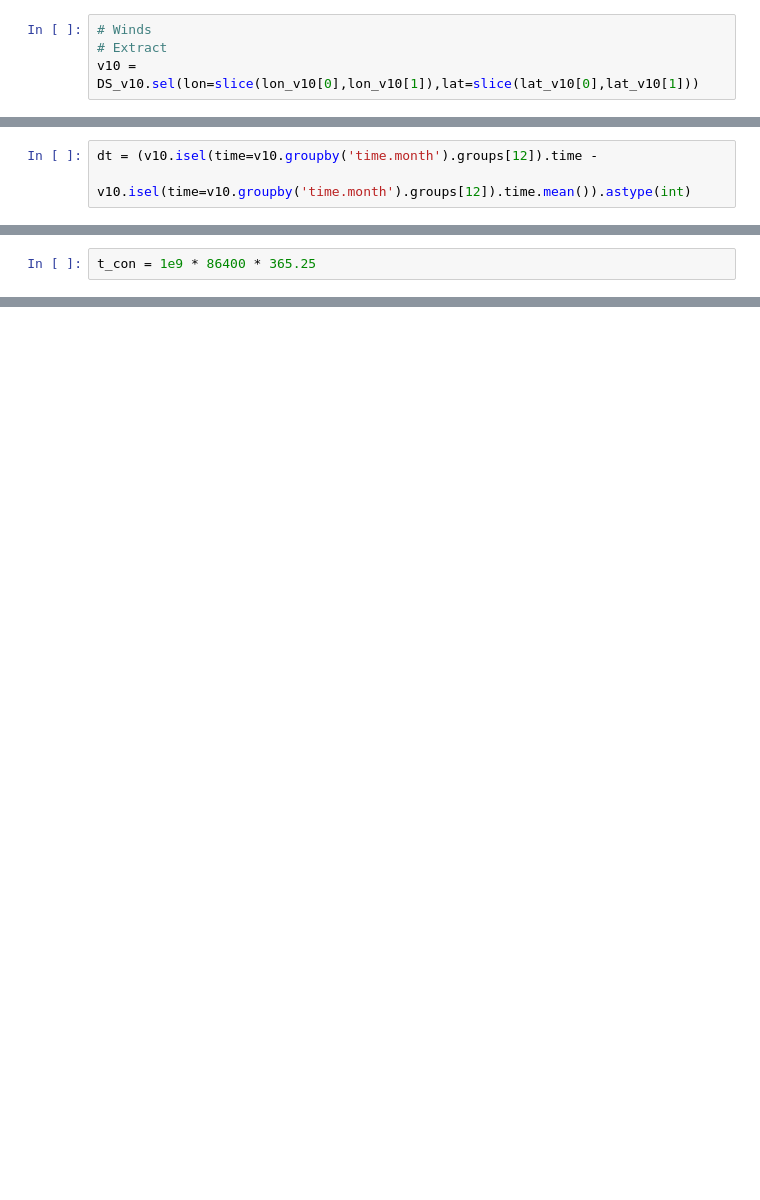
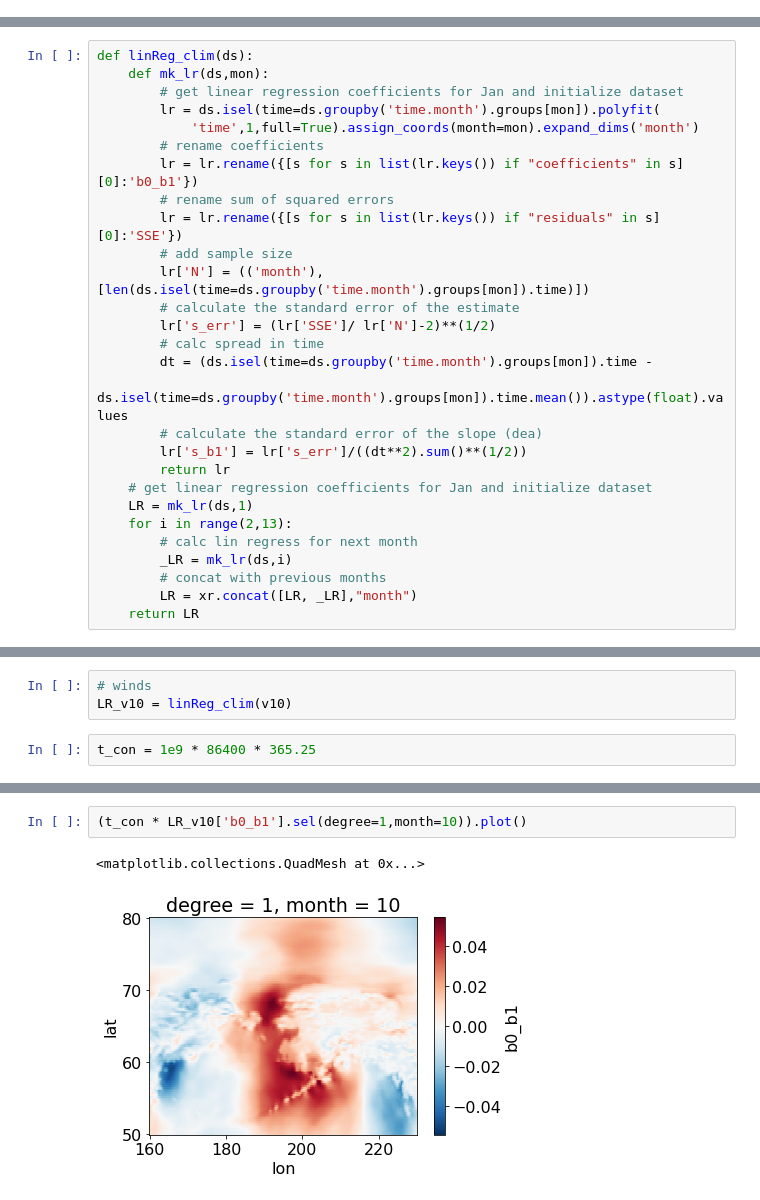
Before and after one commit to marionalberty/Chukchi_heatbudgets, a Jupyter notebook: notebooks/Bering_windTransportFeedback_Obs.ipynb, the cells around one changed output, grey strips where cells are left out. Cells and saved outputs as stored; diff of their text form; blank space fills up the shorter version.

Commit message:
Calc linear regression of anomalies at each grid point

```diff
--- a/notebooks/Bering_windTransportFeedback_Obs.ipynb
+++ b/notebooks/Bering_windTransportFeedback_Obs.ipynb
@@ -257,4 +165,0 @@ T = DS_T
-# %%
-# Winds
-# Extract
-v10 = DS_v10.sel(lon=slice(lon_v10[0],lon_v10[1]),lat=slice(lat_v10[0],lat_v10[1]))
@@ -267,3 +165,0 @@ s_err = (SSE/ N-2)**(1/2)
-# %%
-dt = (v10.isel(time=v10.groupby('time.month').groups[12]).time -
-      v10.isel(time=v10.groupby('time.month').groups[12]).time.mean()).astype(int)
@@ -276,0 +169,28 @@ s_b1.plot()
+# %%
+def linReg_clim(ds):
+    def mk_lr(ds,mon):
+        # get linear regression coefficients for Jan and initialize dataset
+        lr = ds.isel(time=ds.groupby('time.month').groups[mon]).polyfit(
+            'time',1,full=True).assign_coords(month=mon).expand_dims('month')
+        # rename coefficients
+        lr = lr.rename({[s for s in list(lr.keys()) if "coefficients" in s][0]:'b0_b1'})
+        # rename sum of squared errors
+        lr = lr.rename({[s for s in list(lr.keys()) if "residuals" in s][0]:'SSE'})
+        # add sample size
+        lr['N'] = (('month'),[len(ds.isel(time=ds.groupby('time.month').groups[mon]).time)])
+        # calculate the standard error of the estimate
+        lr['s_err'] = (lr['SSE']/ lr['N']-2)**(1/2)
+        # calc spread in time
+        dt = (ds.isel(time=ds.groupby('time.month').groups[mon]).time -
+              ds.isel(time=ds.groupby('time.month').groups[mon]).time.mean()).astype(float).values
+        # calculate the standard error of the slope (dea)
+        lr['s_b1'] = lr['s_err']/((dt**2).sum()**(1/2))
+        return lr
+    # get linear regression coefficients for Jan and initialize dataset
+    LR = mk_lr(ds,1)
+    for i in range(2,13):
+        # calc lin regress for next month
+        _LR = mk_lr(ds,i)
+        # concat with previous months
+        LR = xr.concat([LR, _LR],"month")
+    return LR
@@ -277,2 +242,5 @@ s_b1.plot()
+# %%
+# winds
+LR_v10 = linReg_clim(v10)
 # %%
 t_con = 1e9 * 86400 * 365.25
@@ -378,0 +247,5 @@ plt.show()
+# %%
+(t_con * LR_v10['b0_b1'].sel(degree=1,month=10)).plot()
+# %% [output]
+<matplotlib.collections.QuadMesh at 0x...>
+[figure, added]
```
Also changed, not shown: parts of 54 cells of this notebook.
